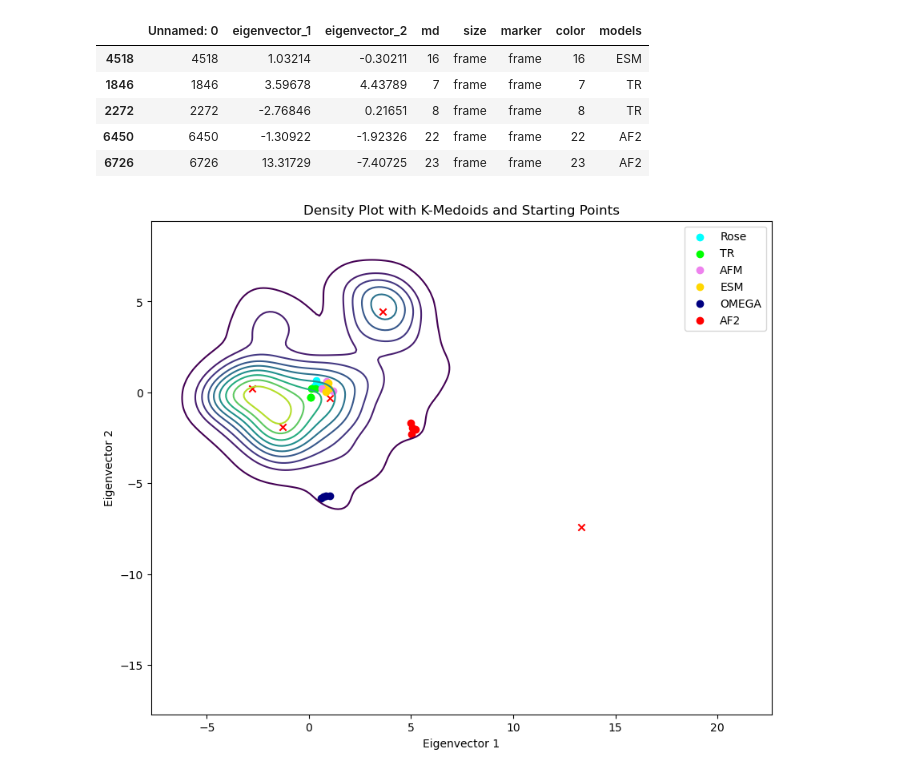
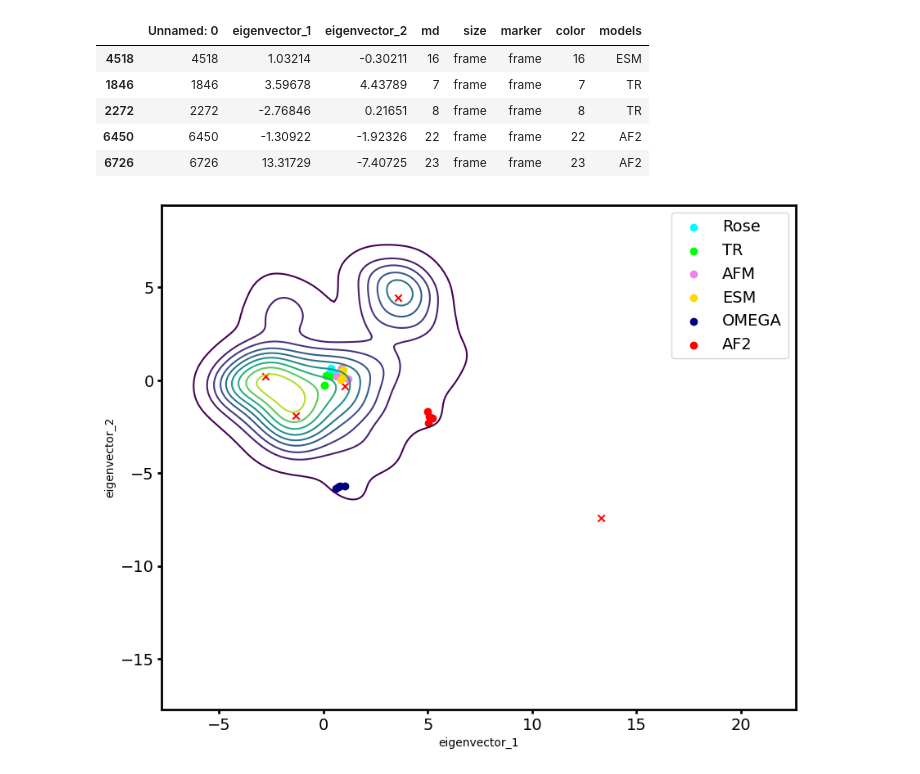
Before and after one commit to Jouffluu/Molecular-modelling-MCTP, a Jupyter notebook: Notebook/Clustering_K-meiod.ipynb, the cells around one changed output. Drawn from its saved outputs; the diff is of its cells as text; code cells hidden in the pictures.

```diff
--- a/Notebook/Clustering_K-meiod.ipynb
+++ b/Notebook/Clustering_K-meiod.ipynb
@@ -29,9 +29,21 @@ Pour donner un exemple simple, imaginez que vous avez un cluster de points le lo
+# %%
+import matplotlib.pyplot as plt
+# Definition of default parameters for ticks and contour
+plt.rcParams['xtick.labelsize'] = 14
+plt.rcParams['ytick.labelsize'] = 14
+plt.rcParams['xtick.major.width'] = 2
+plt.rcParams['ytick.major.width'] = 2
+plt.rcParams['xtick.color'] = 'black'
+plt.rcParams['ytick.color'] = 'black'
+plt.rcParams['axes.edgecolor'] = 'black'
+plt.rcParams['axes.linewidth'] = 2
+plt.rcParams['legend.fontsize'] = 14
 # %%
 import pandas as pd
 
 # Load the data
 
-data = pd.read_csv('C:\\Users\\sujit\\Downloads\\These\\Data\\Data\\Analyse\\PCA\\data\\data_bis.csv')
+data = pd.read_csv('/data/sritharan/Paris/Analyses_models/PCA/Final/file_name.csv')
 
 # Display the first few rows of the dataframe
 data.head()
@@ -134,31 +131,31 @@ medoid_frames
 # %%
 import seaborn as sns
 
 # Create a new figure
 plt.figure(figsize=(10, 8))
 
 
 # Create the density plot
 sns.kdeplot(data=X, x='eigenvector_1', y='eigenvector_2',fill=False, cmap='viridis', levels=10)
 
 # Mark the medoids
 plt.scatter(medoids['eigenvector_1'], medoids['eigenvector_2'], c='red', marker='x')
 
 # Define the colors and categories
 colors = ["aqua", "lime", "violet", "gold", "navy", "red"]
 categories = start_points['models'].unique()
 
 # Mark the starting points with different colors
 for category, color in zip(categories, colors):
     plt.scatter(start_points[start_points['models'] == category]['eigenvector_1'],
                 start_points[start_points['models'] == category]['eigenvector_2'],
                 c=color,
                 label=category)
 
-plt.title('Density Plot with K-Medoids and Starting Points')
-plt.xlabel('Eigenvector 1')
-plt.ylabel('Eigenvector 2')
+#plt.title('Density Plot with K-Medoids and Starting Points')
+#plt.xlabel('Eigenvector 1')
+#plt.ylabel('Eigenvector 2')
 plt.legend()
 plt.show()
 # %% [output]
-[figure, old version]
+[figure, new version]
```
Also changed, not shown: parts of 4 cells of this notebook.
